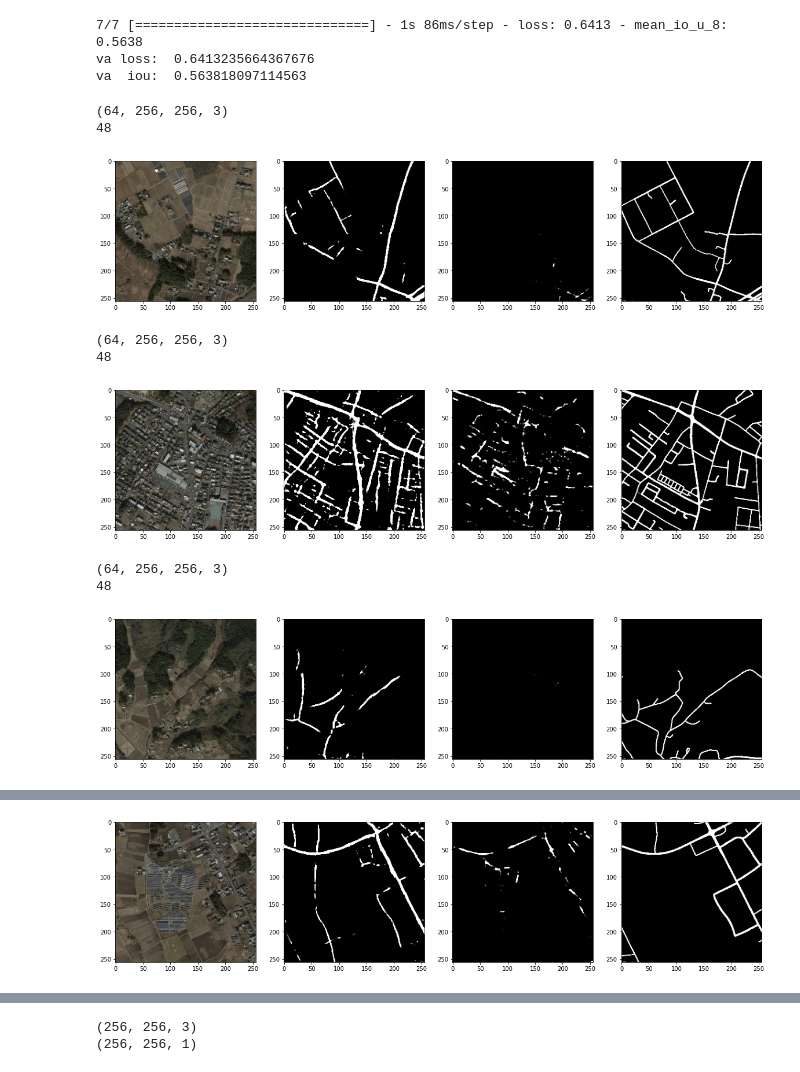
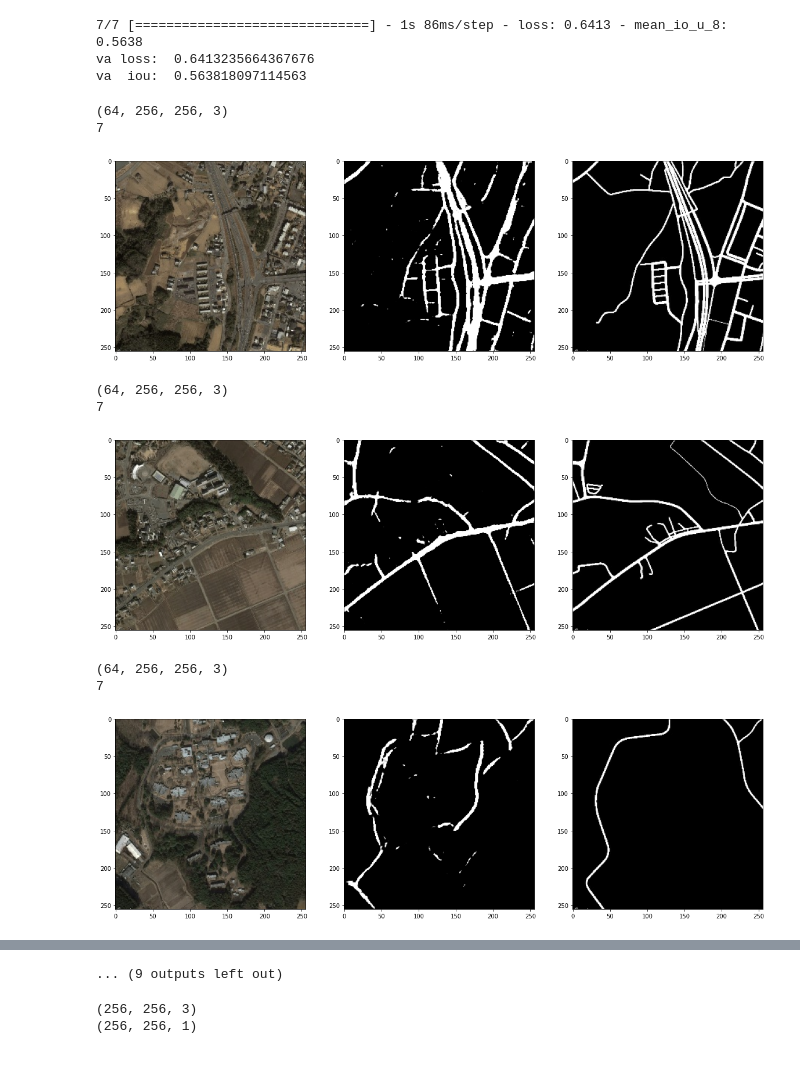
Before and after one commit to straxFromIbr/UnetModelScript, a Jupyter notebook: home/load_model.ipynb, the cells around one changed output, grey strips where cells are left out. Saved outputs shown, nothing was run; the diff lists cells and outputs as text; code cells hidden in the pictures.

```diff
--- a/home/load_model.ipynb
+++ b/home/load_model.ipynb
@@ -35,6 +58,8 @@ def show_results(*images, figsize=(20, 20)):
     nb_images = len(images)
     plt.figure(figsize=figsize)
     for idx, image in enumerate(images):
+        if len(image.shape) == 3 and image.shape[-1] == 1:
+            image = image[..., 0]
         plt.subplot(1, nb_images, idx + 1)
         plt.imshow(image, cmap="gray")
     plt.show()
@@ -79,12 +104,14 @@ def eval_model(path, ds):
     return model
 # %%
 eval_model_ds = functools.partial(eval_model, ds=tk_ds)
-eval_model_ds = functools.partial(eval_model, ds=mr_ds)
+# eval_model_ds = functools.partial(eval_model, ds=mr_ds)
 
 
-date = "211221"
-epoch = "_100"
-name = "DA_CM3RFZ-E100-MR-base"
-weights_path = f"/results/{date}/checkpoints/{name}/{name}" + epoch
+root = '/content/drive/MyDrive/卒研'
+
+date = "211222"
+epoch = "_200"
+name = "DA_RF-E200-TK-pret"
+weights_path = f"{root}/{date}/checkpoints/{name}/{name}" + epoch
 org_model = eval_model_ds(weights_path)
 # %% [output]
@@ -127,23 +139,23 @@ va loss:  0.6413235664367676
 va  iou:  0.563818097114563
 # %%
 idx = random.randrange(64)
-for i, t in tk_ds.take(4):
+for i, t in tk_ds.take(5):
     print(i.shape)
     print(idx)
     i = i[idx]
     t = t[idx]
-    fin_pred = fin_model.predict(i[None])[0]
+    # fin_pred = fin_model.predict(i[None])[0]
     # nopret_pred = nopret_model.predict(i[None])[0]
     org_pred = org_model.predict(i[None])[0]
-    show_results(i, fin_pred, org_pred, t)
+    show_results(i, org_pred, t)
 # %% [output]
 (64, 256, 256, 3)
-48
+7
-[figure, old version]
+[figure, new version]
 (64, 256, 256, 3)
-48
+7
-[figure, old version]
+[figure, new version]
 (64, 256, 256, 3)
-48
+7
-[figure, old version]
+[figure, new version]
 (64, 256, 256, 3)
@@ -151 +163,0 @@ for i, t in tk_ds.take(4):
-[figure, removed]
@@ -152,3 +169,4 @@ for i, t in tk_ds.take(4):
+... (9 outputs left out)
 # %%
 sample_map = cv2.imread("output_map.png")[..., ::-1]
 sample_sat = cv2.imread("output_sat.png")[..., ::-1]
```
Also changed, not shown: parts of 5 cells of this notebook.
